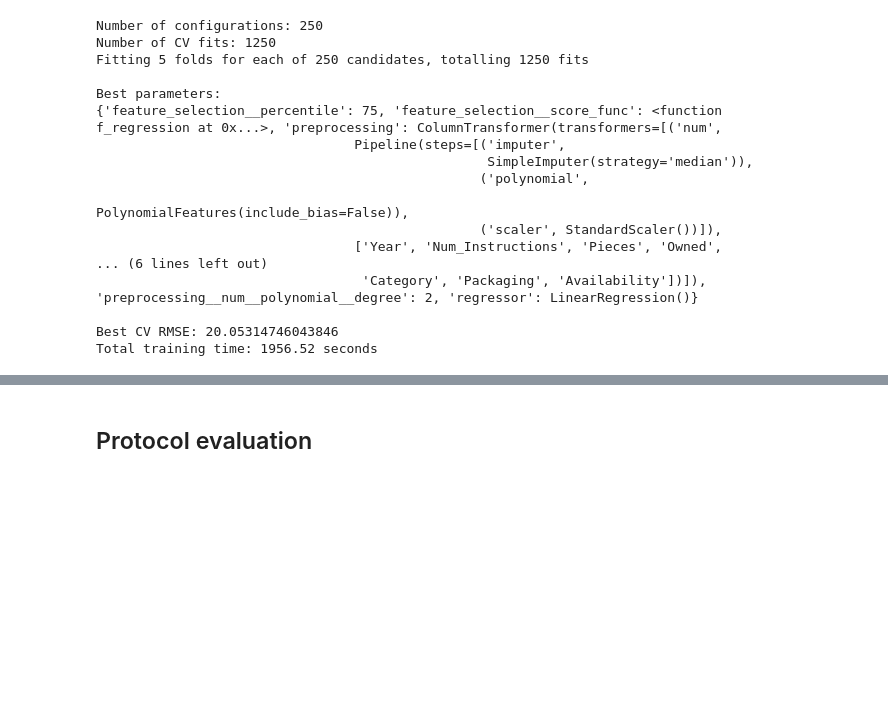
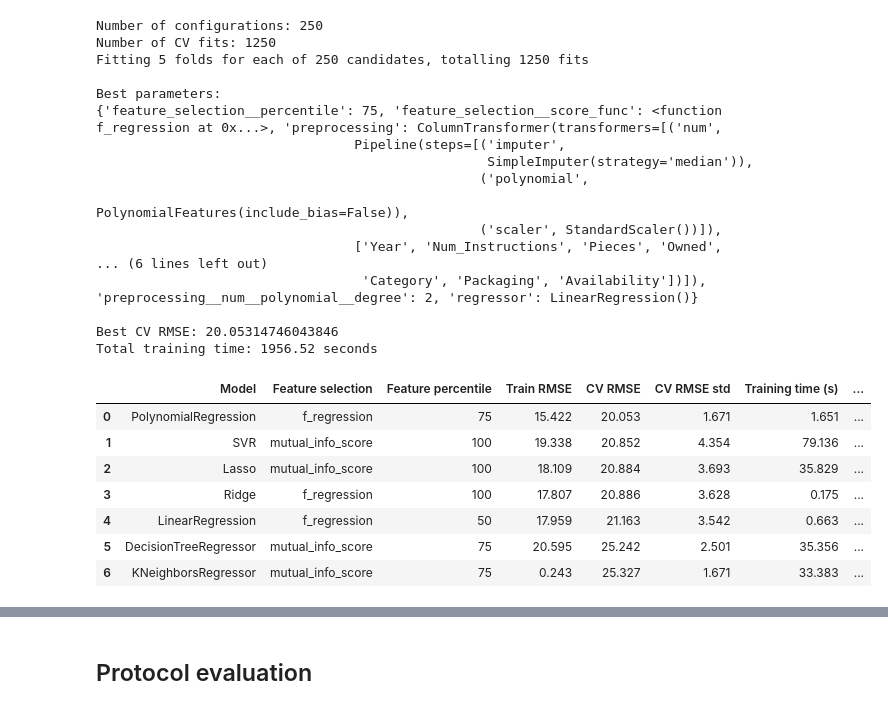
Before and after one commit to Erwanb10/LEGO_price_forecast, a Jupyter notebook: week2.ipynb, the cells around one changed output, grey strips where cells are left out. Cells and saved outputs as stored; diff of their text form; code cells hidden in the pictures; blank space fills up the shorter version.

```diff
--- a/week2.ipynb
+++ b/week2.ipynb
@@ -965,3 +965,65 @@ Best parameters:
 
 Best CV RMSE: 20.05314746043846
 Total training time: 1956.52 seconds
+# %%
+# Cross-validation results
+cv_results_v2 = pd.DataFrame(automl_v2.cv_results_)
+
+# Identify polynomial regression separately
+def get_model_name(params):
+
+    if 'preprocessing__num__polynomial__degree' in params:
+        return 'PolynomialRegression'
+
+    return type(params['regressor']).__name__
+
+
+# Results summary
+cv_summary_v2 = pd.DataFrame({
+    'Model': cv_results_v2['params'].apply(get_model_name),
+
+    'Feature selection': cv_results_v2[
+        'param_feature_selection__score_func'
+    ].apply(lambda func: func.__name__),
+
+    'Feature percentile': cv_results_v2[
+        'param_feature_selection__percentile'
+    ],
+
+    'Train RMSE': -cv_results_v2['mean_train_score'],
+
+    'CV RMSE': -cv_results_v2['mean_test_score'],
+
+    'CV RMSE std': cv_results_v2['std_test_score'],
+
+    'Training time (s)': cv_results_v2['mean_fit_time'],
+
+    'Parameters': cv_results_v2['params']
+})
+
+# Generalization gap
+cv_summary_v2['RMSE gap'] = (
+    cv_summary_v2['CV RMSE']
+    - cv_summary_v2['Train RMSE']
+)
+
+# Best configuration for each model
+best_models_v2 = (
+    cv_summary_v2
+    .sort_values('CV RMSE')
+    .drop_duplicates(subset='Model')
+    .reset_index(drop=True)
+)
+
+display(
+    best_models_v2.drop(columns='Parameters').round(3)
+)
+# %% [output]
+|  | Model | Feature selection | Feature percentile | Train RMSE | CV RMSE | CV RMSE std | Training time (s) | ... |
+| 0 | PolynomialRegression | f_regression | 75 | 15.422 | 20.053 | 1.671 | 1.651 | ... |
+| 1 | SVR | mutual_info_score | 100 | 19.338 | 20.852 | 4.354 | 79.136 | ... |
+| 2 | Lasso | mutual_info_score | 100 | 18.109 | 20.884 | 3.693 | 35.829 | ... |
+| 3 | Ridge | f_regression | 100 | 17.807 | 20.886 | 3.628 | 0.175 | ... |
+| 4 | LinearRegression | f_regression | 50 | 17.959 | 21.163 | 3.542 | 0.663 | ... |
+| 5 | DecisionTreeRegressor | mutual_info_score | 75 | 20.595 | 25.242 | 2.501 | 35.356 | ... |
+| 6 | KNeighborsRegressor | mutual_info_score | 75 | 0.243 | 25.327 | 1.671 | 33.383 | ... |
```
Also changed, not shown: parts of 4 cells of this notebook.
